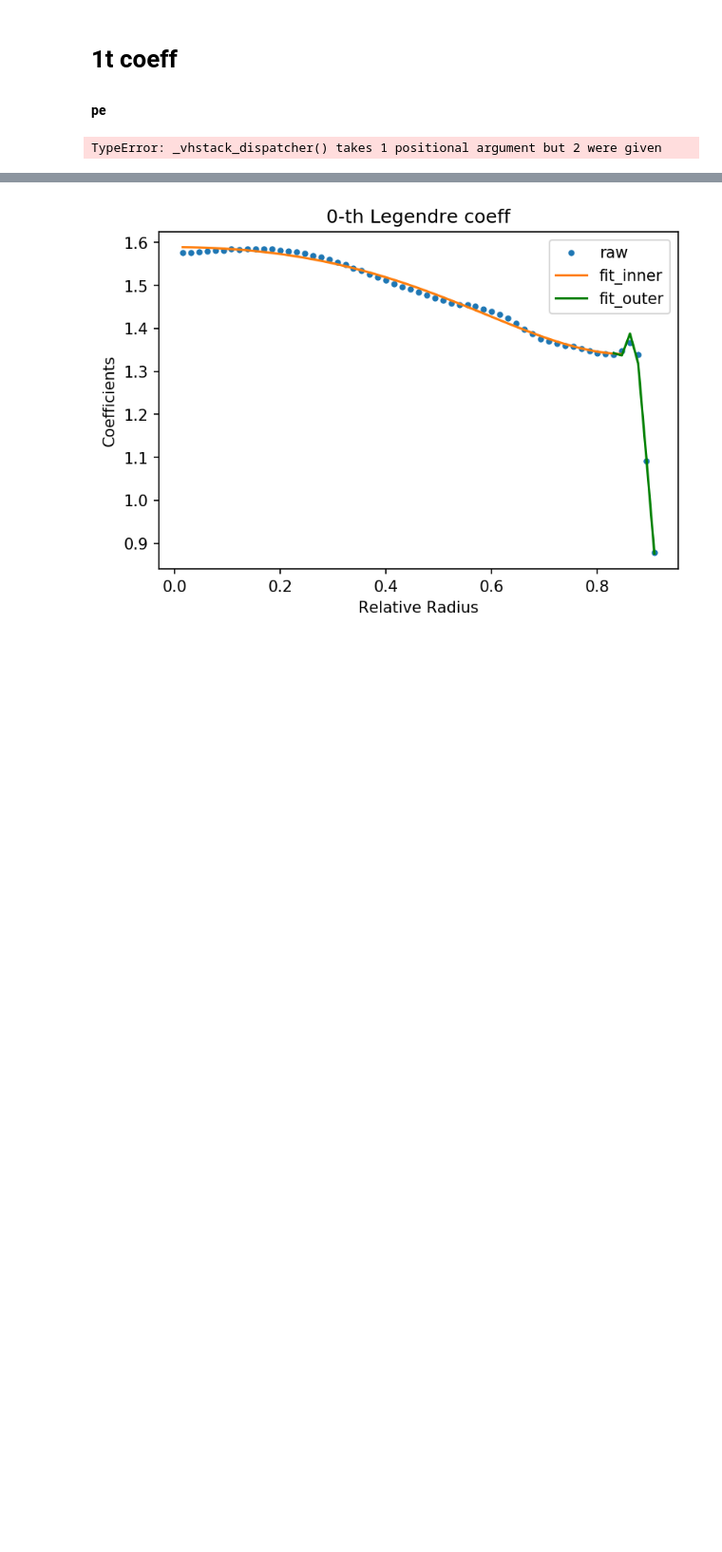
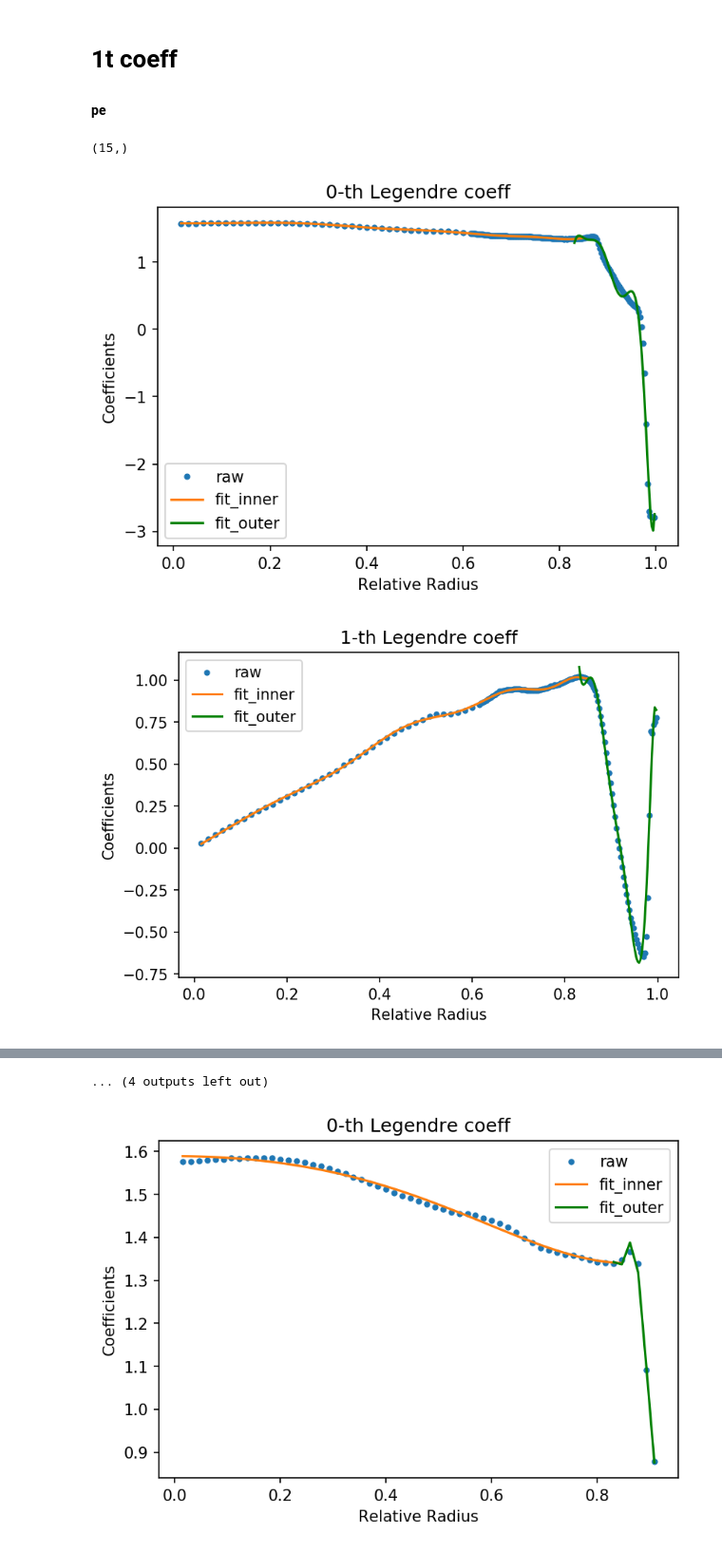
Before and after one commit to dw839566105/Recon1t, a Jupyter notebook: calib/Note/Visual_coeff-Copy2.ipynb, the cells around one changed output, grey strips where cells are left out. Shown at 95% size. Drawn from its saved outputs; the diff is of its cells as text; code cells hidden in the pictures; blank space fills up the shorter version.

```diff
--- a/calib/Note/Visual_coeff-Copy2.ipynb
+++ b/calib/Note/Visual_coeff-Copy2.ipynb
@@ -76,9 +76,9 @@ def LoadFileTime(path, radius, order):
 # %%
 ## gather the data
 path = '../coeff_pe_1t_2.0MeV_dn/'
-ra = np.hstack(np.arange(0.01, 0.40, -0.01), np.arange(0.40, 0.65, 0.002))
+ra = np.hstack((np.arange(0.01, 0.40, 0.01), np.arange(0.40, 0.65, 0.002)))
 
-order = 10
+order = 15
 coeff_pe = []
 rd = []
 for radius in ra:
@@ -121,31 +121,33 @@ for i in np.arange(np.size(coeff_pe[:,0])):
         #plt.plot(x[index1], odd_func(x[index1], *popt), 'r-')
     else:
         popt2, pcov = curve_fit(even_func, x[index2], data[index2])
         #plt.plot(x[index1], even_func(x[index1], *popt), 'r-')
         output2 = even_func(x[index2], *popt2)
 
     index3 = (x >= bd_3) | (x <= - bd_3)
     if(i%2==1):
         popt3, pcov = curve_fit(odd_func, x[index3], data[index3])
         output3 = odd_func(x[index3], *popt3)
     else:
         popt3, pcov = curve_fit(even_func, x[index3], data[index3])
         output3 = even_func(x[index3], *popt3)
 
     #x_total = np.hstack((x[index1],x[index2],x[index3]))
     #y_total = np.hstack((output1,output2,output3))
     #x_total = np.hstack((x[index1],x[index3]))
     #y_total = np.hstack((output1,output3))
     #index = np.argsort(x_total)
 
     plt.plot(x[index1],output1)
     plt.plot(x[index3][x[index3]>0],output3[x[index3]>0], color='g')
     plt.plot(x[index3][x[index3]<0],output3[x[index3]<0], color='g')
     #plt.text(0,0.5,r'fit: z^1=%2.3f, z^3=%2.3f, z^5=%2.3f, z^7=%2.3f, z^9=%2.3f' % tuple(popt))
     plt.xlabel('Relative Radius')
     plt.ylabel('Coefficients')
     plt.title(str(i)+'-th Legendre coeff')
     plt.legend(['raw','fit_inner','fit_outer'])
     plt.show()
 # %% [output]
-TypeError: _vhstack_dispatcher() takes 1 positional argument but 2 were given
+(15,)
+[figure, added]
+[figure, added]
@@ -152,3 +163,4 @@ TypeError: _vhstack_dispatcher() takes 1 positional argument but 2 were given
+... (4 outputs left out)
 # %%
 # %% [output]
 [figure]
```
Also changed, not shown: parts of 1 cell of this notebook, 5 other files.
